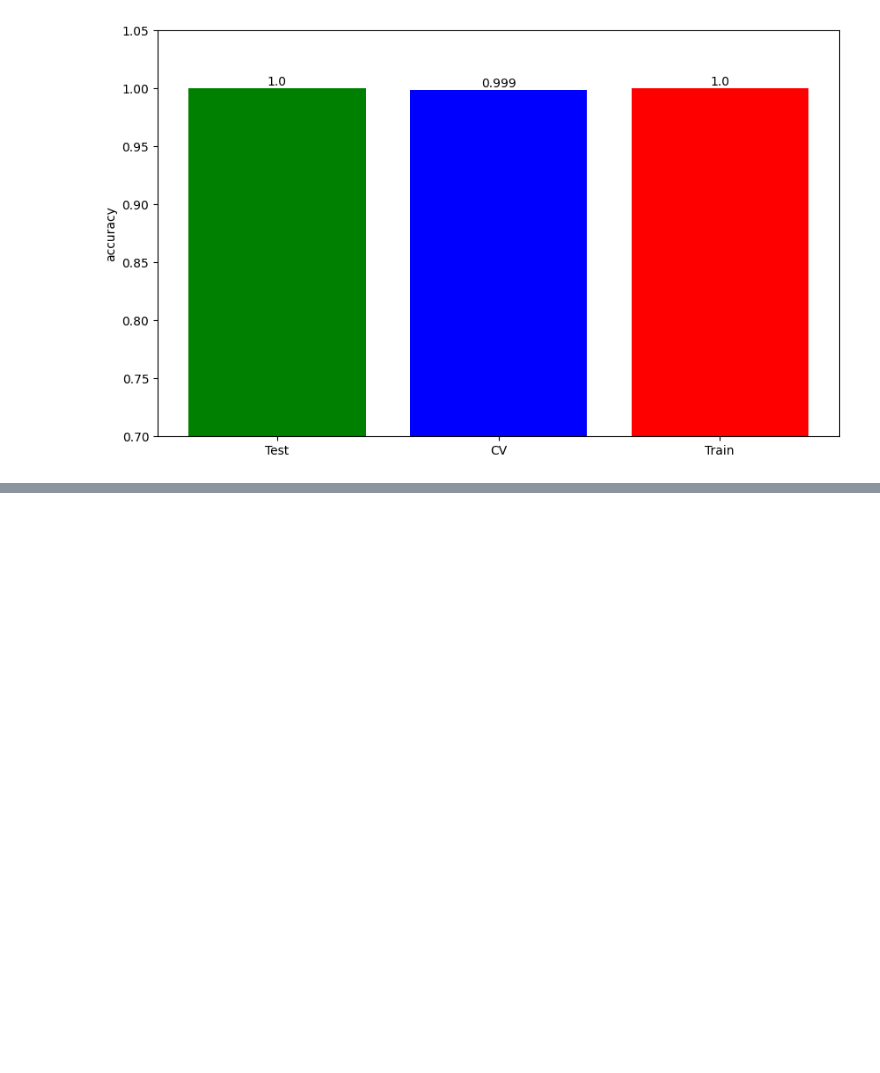
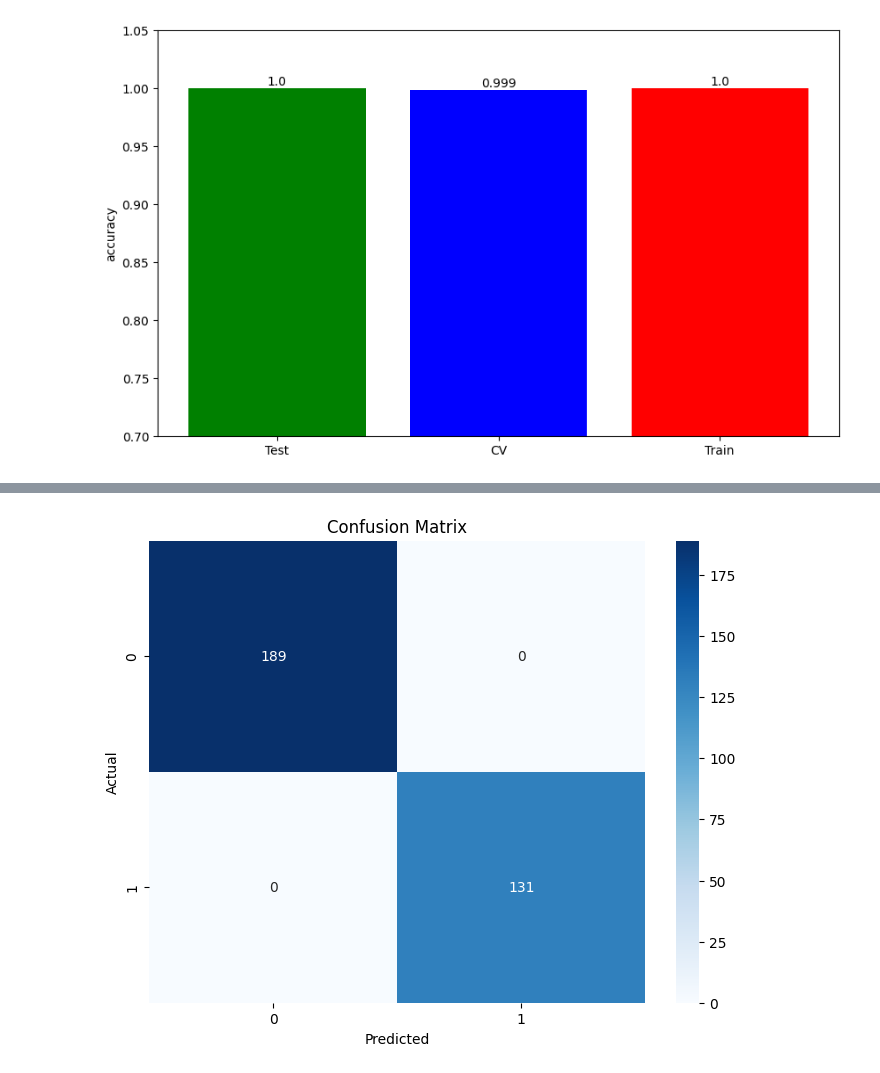
Before and after one commit to MimPe9/mmbionf, a Jupyter notebook: Homework5.ipynb, the cells around one changed output, grey strips where cells are left out. Saved outputs shown, nothing was run; the diff lists cells and outputs as text; code cells hidden in the pictures; blank space fills up the shorter version.

Commit message:
Домашнее задание 5. Добавил вычисление всех метрик для алгоритма k ближайших соседей

```diff
--- a/Homework5.ipynb
+++ b/Homework5.ipynb
@@ -299,0 +302,18 @@ plt.show()
+# %%
+y_pred = best_knn.predict(X_test)
+y_prob = best_knn.predict_proba(X_test)[:, 1] # вероятности для класса 1
+
+# Вычисление метрик
+accuracy = accuracy_score(y_test, y_pred)
+precision = precision_score(y_test, y_pred)
+recall = recall_score(y_test, y_pred)
+f1 = f1_score(y_test, y_pred)
+conf_matrix = confusion_matrix(y_test, y_pred)
+roc_auc = roc_auc_score(y_test, y_prob)
+
+print(f"Accuracy: {accuracy:.4f}")
+print(f"Precision: {precision:.4f}")
+print(f"Recall: {recall:.4f}")
+print(f"F1-score: {f1:.4f}")
+print(f"AUC-ROC: {roc_auc:.4f}")
+print("Confusion Matrix:\n", conf_matrix)
@@ -299,0 +329,9 @@ plt.show()
+# %%
+plt.figure(figsize=(8, 6))
+sns.heatmap(conf_matrix, annot=True, fmt='d', cmap='Blues')
+plt.xlabel('Predicted')
+plt.ylabel('Actual')
+plt.title('Confusion Matrix')
+plt.show()
+# %% [output]
+[figure, added]
```
Also changed, not shown: parts of 11 cells of this notebook.
